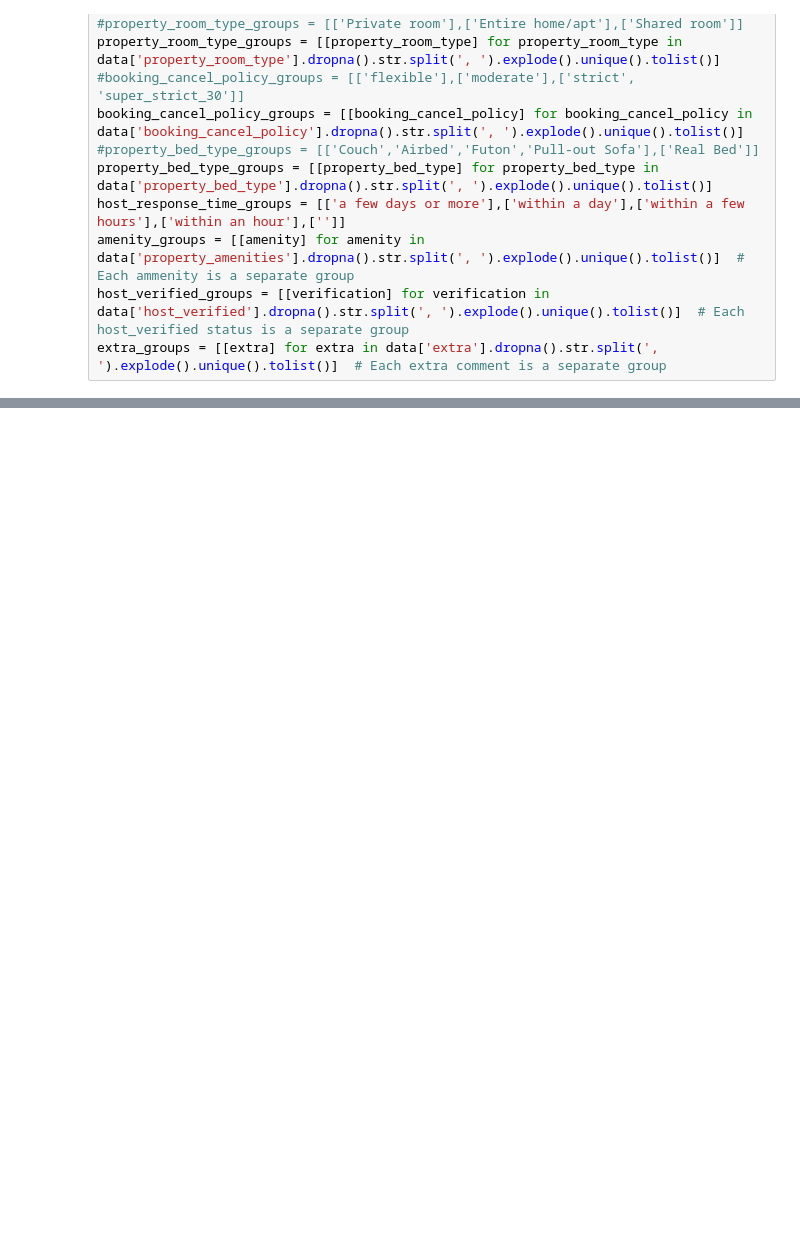
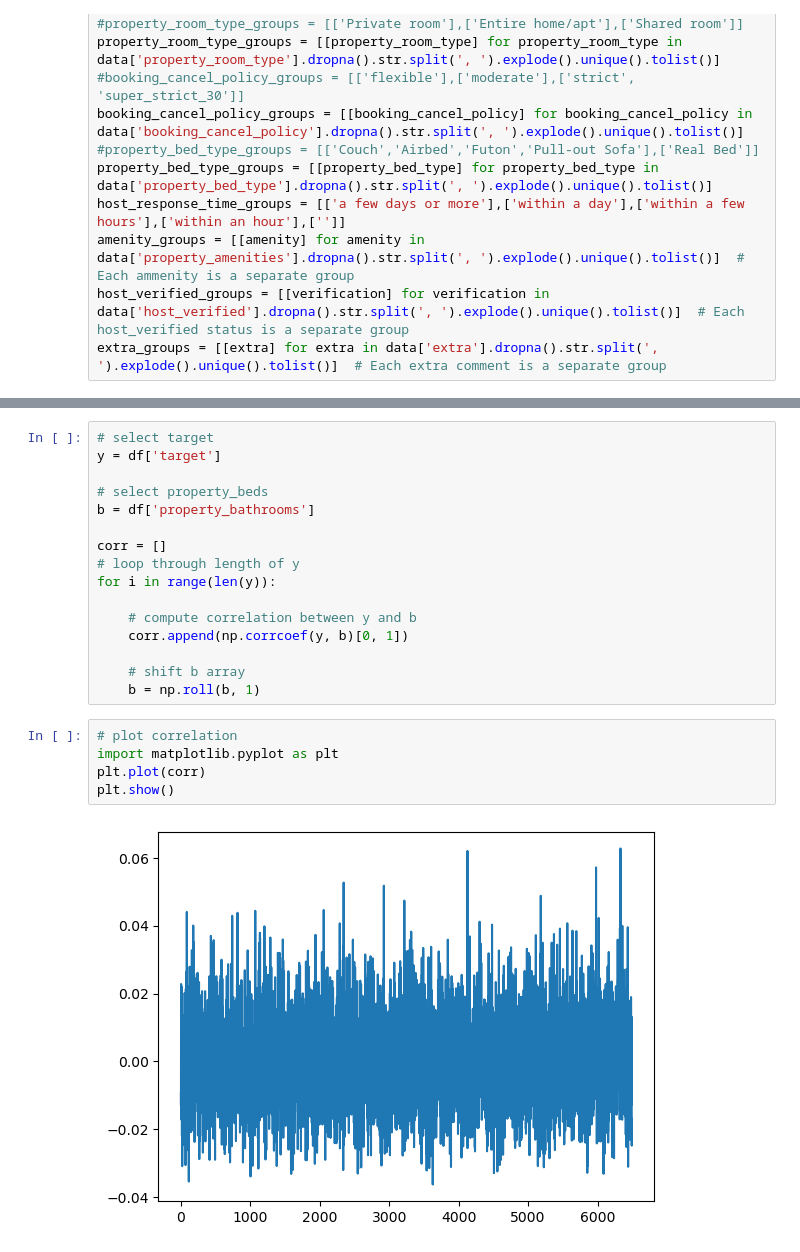
Before and after one commit to StefHerregods/AdvancedAnalytics_projects, a Jupyter notebook: assignment-1/model_Stef.ipynb, the cells around one changed output, grey strips where cells are left out. Drawn from its saved outputs; the diff is of its cells as text; blank space fills up the shorter version.

```diff
--- a/assignment-1/model_Stef.ipynb
+++ b/assignment-1/model_Stef.ipynb
@@ -118,0 +900,23 @@ RMSE: 51.543302243042774
+# %%
+# select target
+y = df['target']
+
+# select property_beds
+b = df['property_bathrooms']
+
+corr = []
+# loop through length of y
+for i in range(len(y)):
+
+    # compute correlation between y and b
+    corr.append(np.corrcoef(y, b)[0, 1])
+
+    # shift b array
+    b = np.roll(b, 1)
+# %%
+# plot correlation
+import matplotlib.pyplot as plt
+plt.plot(corr)
+plt.show()
+# %% [output]
+[figure, added]
```
Also changed, not shown: parts of 19 cells of this notebook.
